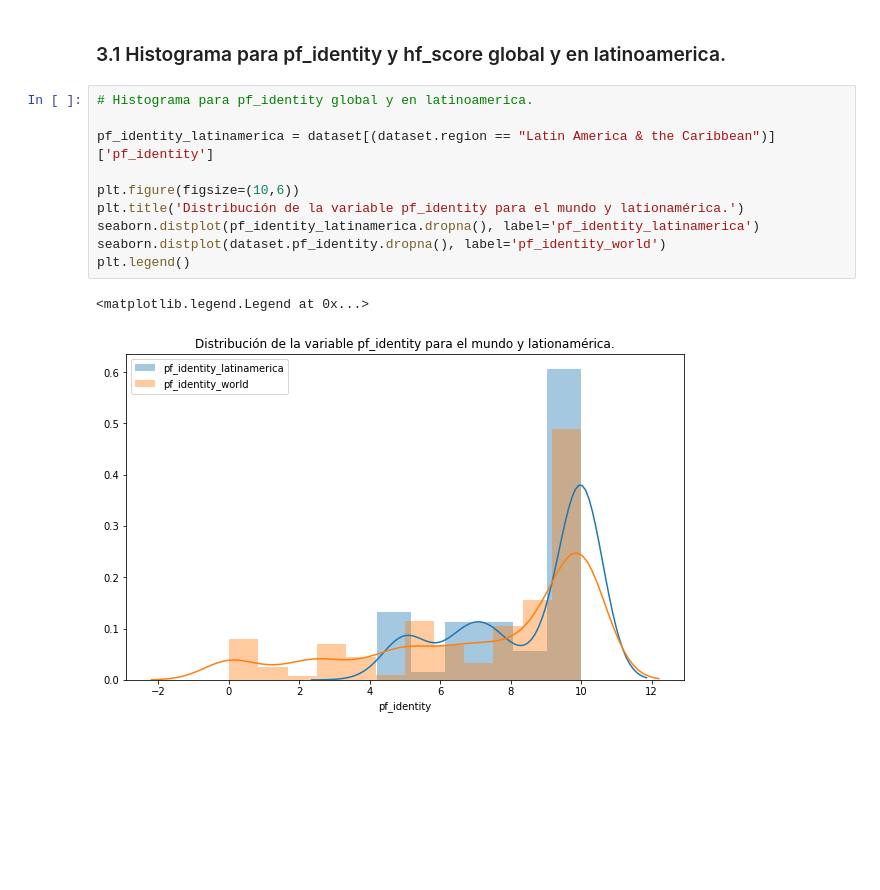
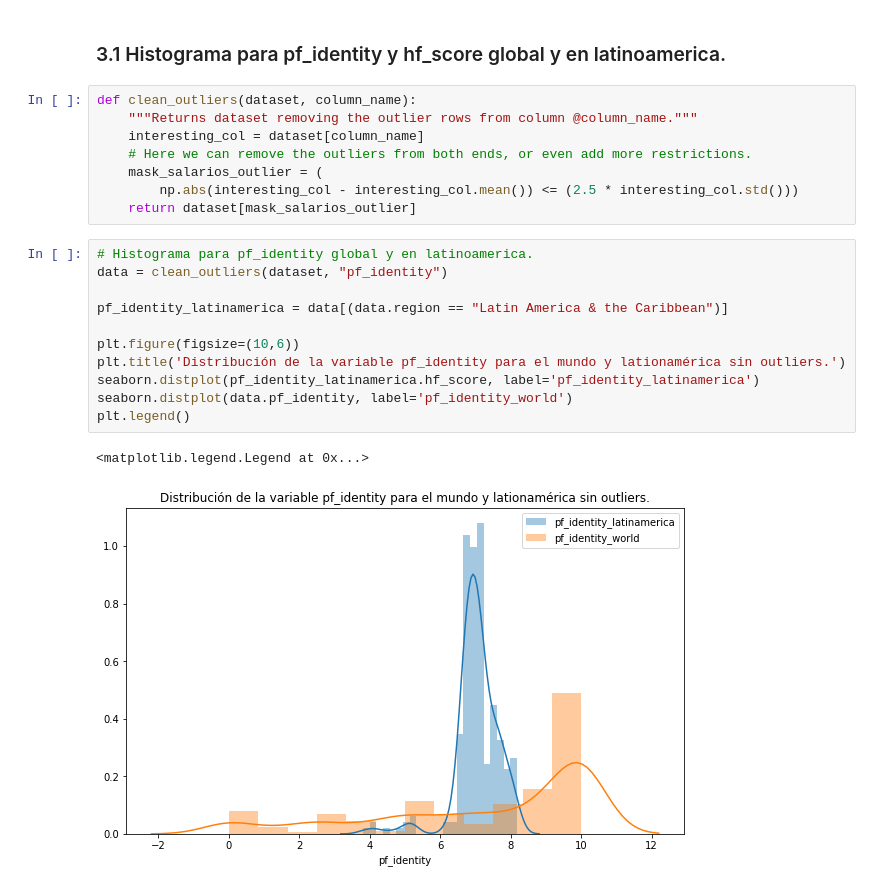
Before and after one commit to lucaslissandrello/Analisis-y-Visualizaci-n-de-Datos-Grupo-1-Cohorte-2-DiploDatos-2020, a Jupyter notebook: Practico_resolucion.ipynb, the cells around one changed output. Saved outputs shown, nothing was run; the diff lists cells and outputs as text; blank space fills up the shorter version.

```diff
--- a/Practico_resolucion.ipynb
+++ b/Practico_resolucion.ipynb
@@ -276,18 +297,27 @@ Para este punto seleccionamos el pais Argentina y podemos ver que la variable pf
 1. Graficar en un mismo histograma la distribución de la variable pf_identity en global, y en Latinoamérica y el caribe. Repetir para la variable hf_score. ¿Visualmente, a qué tipo de distribución corresponde cada variable? ¿Es correcto utilizar todos el conjunto de valores disponibles para esa region en estos gráficos?
 # %% [markdown]
 ### 3.1 Histograma para pf_identity y hf_score global y en latinoamerica.
+# %%
+def clean_outliers(dataset, column_name):
+    """Returns dataset removing the outlier rows from column @column_name."""
+    interesting_col = dataset[column_name]
+    # Here we can remove the outliers from both ends, or even add more restrictions.
+    mask_salarios_outlier = (
+        np.abs(interesting_col - interesting_col.mean()) <= (2.5 * interesting_col.std()))
+    return dataset[mask_salarios_outlier]
 # %%
 # Histograma para pf_identity global y en latinoamerica.
+data = clean_outliers(dataset, "pf_identity")
 
-pf_identity_latinamerica = dataset[(dataset.region == "Latin America & the Caribbean")]['pf_identity']
+pf_identity_latinamerica = data[(data.region == "Latin America & the Caribbean")]
 
 plt.figure(figsize=(10,6))
-plt.title('Distribución de la variable pf_identity para el mundo y lationamérica.')
-seaborn.distplot(pf_identity_latinamerica.dropna(), label='pf_identity_latinamerica')
-seaborn.distplot(dataset.pf_identity.dropna(), label='pf_identity_world')
+plt.title('Distribución de la variable pf_identity para el mundo y lationamérica sin outliers.')
+seaborn.distplot(pf_identity_latinamerica.hf_score, label='pf_identity_latinamerica')
+seaborn.distplot(data.pf_identity, label='pf_identity_world')
 plt.legend()
 # %% [output]
 <matplotlib.legend.Legend at 0x...>
-[figure, old version]
+[figure, new version]
 # %%
 # Histograma para hf_score global y en latinoamerica.
```
Also changed, not shown: parts of 10 cells of this notebook.
